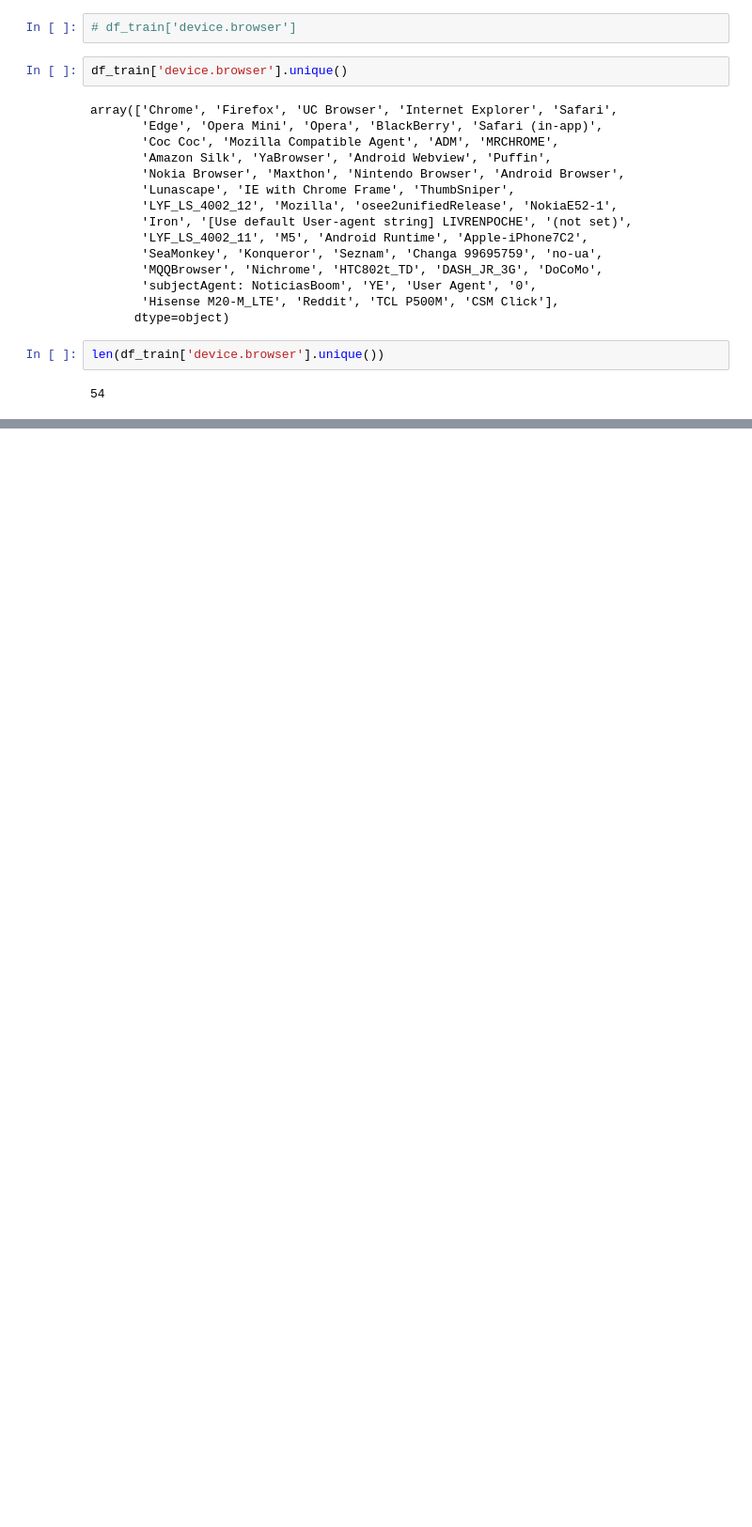
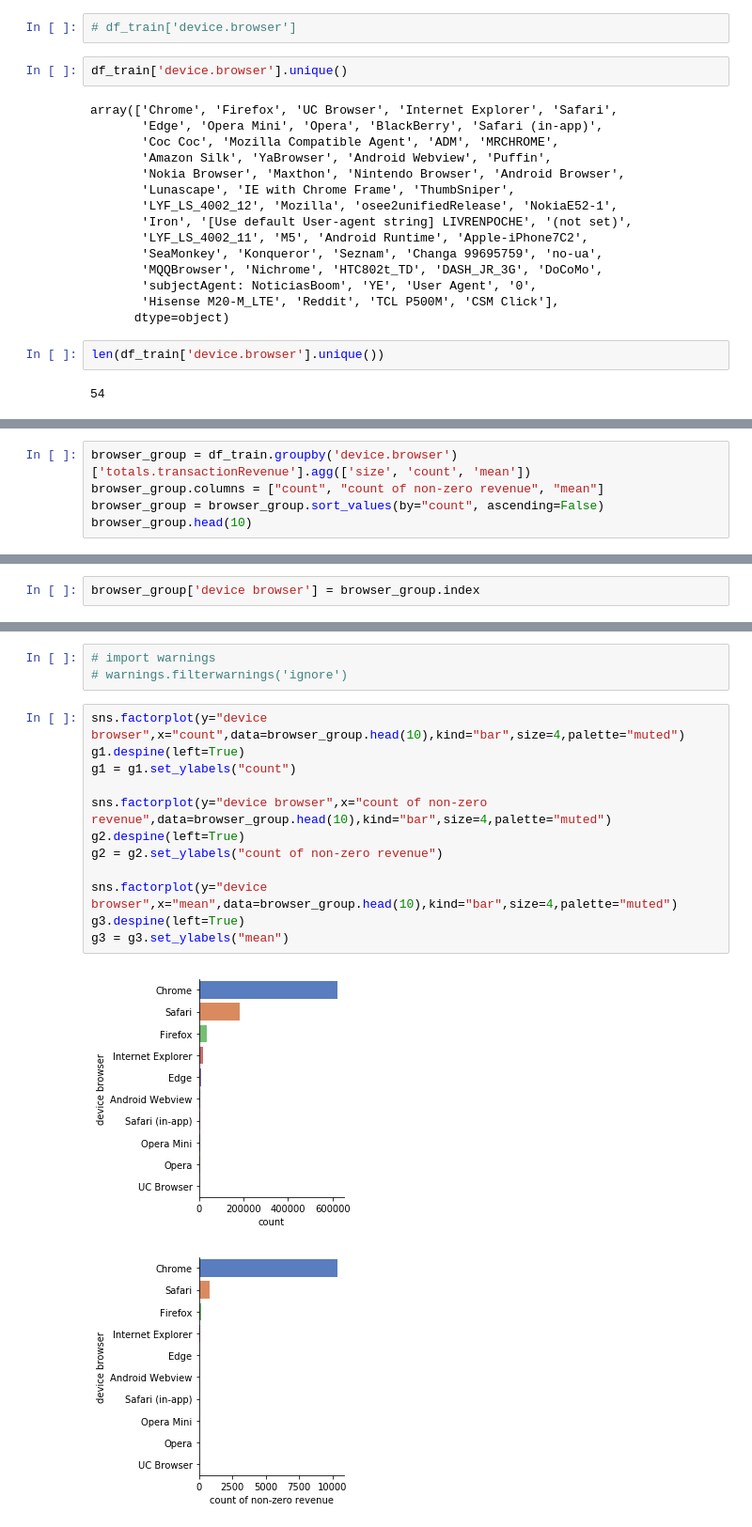
Before and after one commit to Aries0331/RevenuePrediction_GStore, a Jupyter notebook: main.ipynb, the cells around one changed output, grey strips where cells are left out. Shown at 94% size. Cells and saved outputs as stored; diff of their text form; blank space fills up the shorter version.

Commit message:
finish device part

```diff
--- a/main.ipynb
+++ b/main.ipynb
@@ -294,0 +275,5 @@ NameError: name 'sns' is not defined
+# %%
+browser_group = df_train.groupby('device.browser')['totals.transactionRevenue'].agg(['size', 'count', 'mean'])
+browser_group.columns = ["count", "count of non-zero revenue", "mean"]
+browser_group = browser_group.sort_values(by="count", ascending=False)
+browser_group.head(10)
@@ -294,0 +293,2 @@ NameError: name 'sns' is not defined
+# %%
+browser_group['device browser'] = browser_group.index
@@ -294,0 +305,18 @@ NameError: name 'sns' is not defined
+# %%
+# import warnings
+# warnings.filterwarnings('ignore')
+# %%
+sns.factorplot(y="device browser",x="count",data=browser_group.head(10),kind="bar",size=4,palette="muted")
+g1.despine(left=True)
+g1 = g1.set_ylabels("count")
+
+sns.factorplot(y="device browser",x="count of non-zero revenue",data=browser_group.head(10),kind="bar",size=4,palette="muted")
+g2.despine(left=True)
+g2 = g2.set_ylabels("count of non-zero revenue")
+
+sns.factorplot(y="device browser",x="mean",data=browser_group.head(10),kind="bar",size=4,palette="muted")
+g3.despine(left=True)
+g3 = g3.set_ylabels("mean")
+# %% [output]
+[figure, added]
+[figure, added]
```
Also changed, not shown: parts of 26 cells of this notebook.
